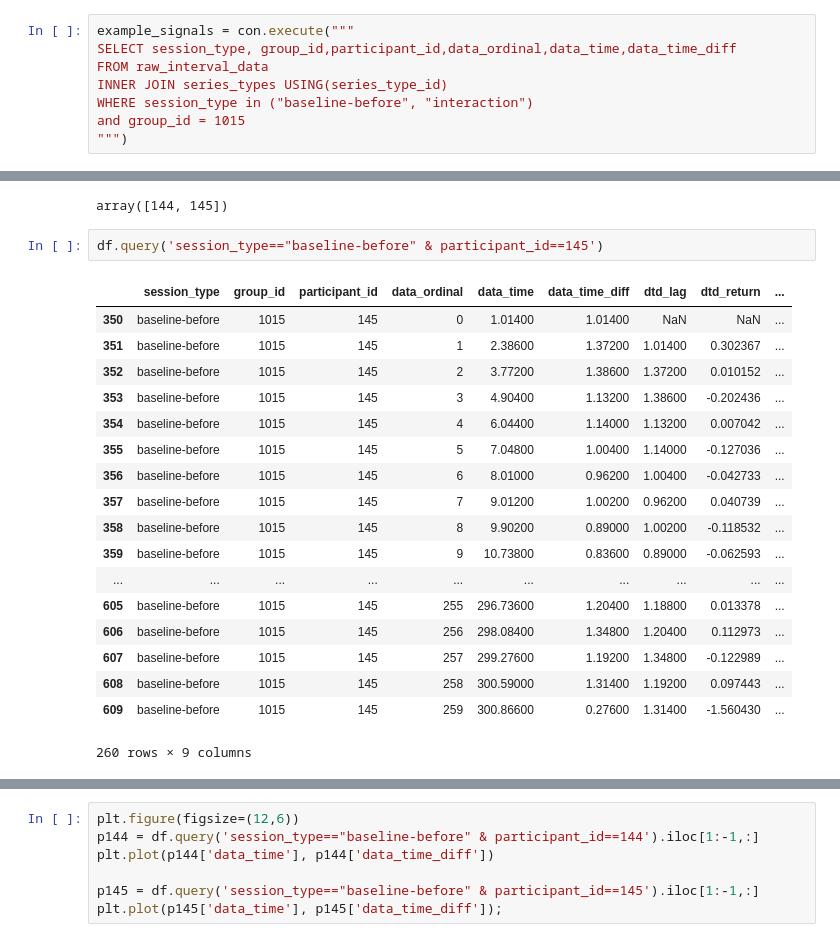
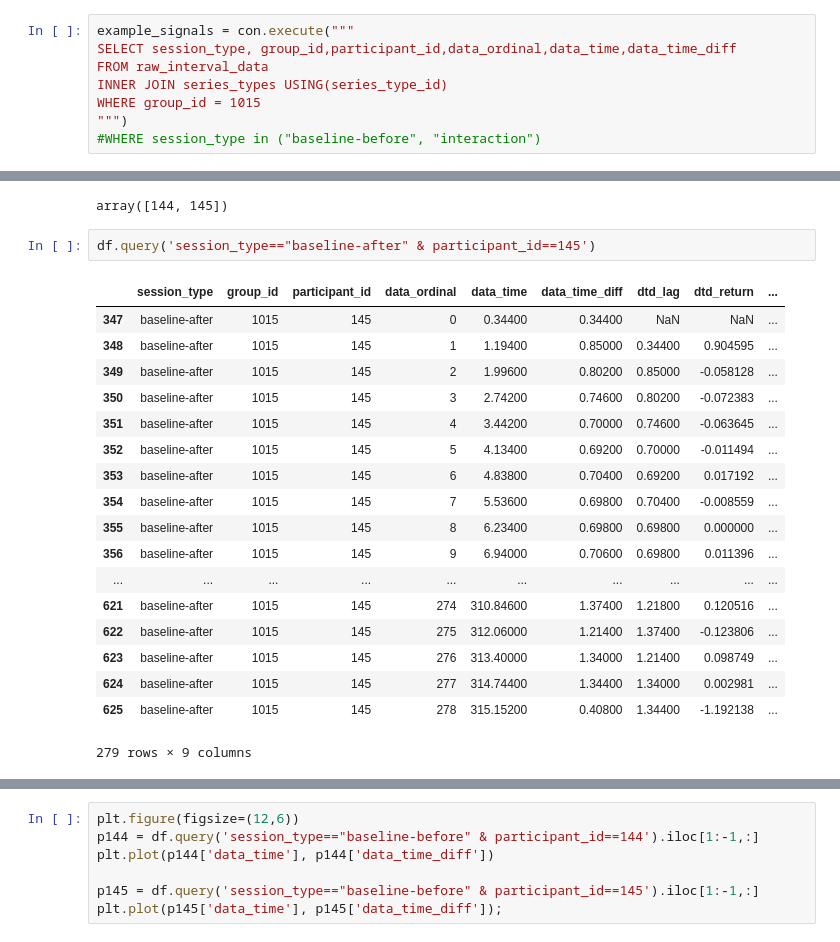
Before and after one commit to kishkash555/biu, a Jupyter notebook: Dissertation3/return-based-correlation-analysis.ipynb, the cells around one changed output, grey strips where cells are left out. Cells and saved outputs as stored; diff of their text form.

```diff
--- a/Dissertation3/return-based-correlation-analysis.ipynb
+++ b/Dissertation3/return-based-correlation-analysis.ipynb
@@ -13,9 +16,9 @@ example_signals = con.execute("""
 SELECT session_type, group_id,participant_id,data_ordinal,data_time,data_time_diff
 FROM raw_interval_data
 INNER JOIN series_types USING(series_type_id)
-WHERE session_type in ("baseline-before", "interaction")
-and group_id = 1015
+WHERE group_id = 1015
 """)
+#WHERE session_type in ("baseline-before", "interaction")
 # %%
 r =example_signals.fetchall()
 # %%
@@ -29,23 +32,23 @@ df['participant_id'].unique()
 # %% [output]
 array([144, 145])
 # %%
-df.query('session_type=="baseline-before" & participant_id==145')
+df.query('session_type=="baseline-after" & participant_id==145')
 # %% [output]
 |  | session_type | group_id | participant_id | data_ordinal | data_time | data_time_diff | dtd_lag | dtd_return | ... |
-| 350 | baseline-before | 1015 | 145 | 0 | 1.01400 | 1.01400 | NaN | NaN | ... |
-| 351 | baseline-before | 1015 | 145 | 1 | 2.38600 | 1.37200 | 1.01400 | 0.302367 | ... |
-| 352 | baseline-before | 1015 | 145 | 2 | 3.77200 | 1.38600 | 1.37200 | 0.010152 | ... |
-| 353 | baseline-before | 1015 | 145 | 3 | 4.90400 | 1.13200 | 1.38600 | -0.202436 | ... |
-| 354 | baseline-before | 1015 | 145 | 4 | 6.04400 | 1.14000 | 1.13200 | 0.007042 | ... |
-| 355 | baseline-before | 1015 | 145 | 5 | 7.04800 | 1.00400 | 1.14000 | -0.127036 | ... |
-| 356 | baseline-before | 1015 | 145 | 6 | 8.01000 | 0.96200 | 1.00400 | -0.042733 | ... |
-| 357 | baseline-before | 1015 | 145 | 7 | 9.01200 | 1.00200 | 0.96200 | 0.040739 | ... |
-| 358 | baseline-before | 1015 | 145 | 8 | 9.90200 | 0.89000 | 1.00200 | -0.118532 | ... |
-| 359 | baseline-before | 1015 | 145 | 9 | 10.73800 | 0.83600 | 0.89000 | -0.062593 | ... |
+| 347 | baseline-after | 1015 | 145 | 0 | 0.34400 | 0.34400 | NaN | NaN | ... |
+| 348 | baseline-after | 1015 | 145 | 1 | 1.19400 | 0.85000 | 0.34400 | 0.904595 | ... |
+| 349 | baseline-after | 1015 | 145 | 2 | 1.99600 | 0.80200 | 0.85000 | -0.058128 | ... |
+| 350 | baseline-after | 1015 | 145 | 3 | 2.74200 | 0.74600 | 0.80200 | -0.072383 | ... |
+| 351 | baseline-after | 1015 | 145 | 4 | 3.44200 | 0.70000 | 0.74600 | -0.063645 | ... |
+| 352 | baseline-after | 1015 | 145 | 5 | 4.13400 | 0.69200 | 0.70000 | -0.011494 | ... |
+| 353 | baseline-after | 1015 | 145 | 6 | 4.83800 | 0.70400 | 0.69200 | 0.017192 | ... |
+| 354 | baseline-after | 1015 | 145 | 7 | 5.53600 | 0.69800 | 0.70400 | -0.008559 | ... |
+| 355 | baseline-after | 1015 | 145 | 8 | 6.23400 | 0.69800 | 0.69800 | 0.000000 | ... |
+| 356 | baseline-after | 1015 | 145 | 9 | 6.94000 | 0.70600 | 0.69800 | 0.011396 | ... |
 | ... | ... | ... | ... | ... | ... | ... | ... | ... | ... |
-| 605 | baseline-before | 1015 | 145 | 255 | 296.73600 | 1.20400 | 1.18800 | 0.013378 | ... |
-| 606 | baseline-before | 1015 | 145 | 256 | 298.08400 | 1.34800 | 1.20400 | 0.112973 | ... |
-| 607 | baseline-before | 1015 | 145 | 257 | 299.27600 | 1.19200 | 1.34800 | -0.122989 | ... |
-| 608 | baseline-before | 1015 | 145 | 258 | 300.59000 | 1.31400 | 1.19200 | 0.097443 | ... |
-| 609 | baseline-before | 1015 | 145 | 259 | 300.86600 | 0.27600 | 1.31400 | -1.560430 | ... |
+| 621 | baseline-after | 1015 | 145 | 274 | 310.84600 | 1.37400 | 1.21800 | 0.120516 | ... |
+| 622 | baseline-after | 1015 | 145 | 275 | 312.06000 | 1.21400 | 1.37400 | -0.123806 | ... |
+| 623 | baseline-after | 1015 | 145 | 276 | 313.40000 | 1.34000 | 1.21400 | 0.098749 | ... |
+| 624 | baseline-after | 1015 | 145 | 277 | 314.74400 | 1.34400 | 1.34000 | 0.002981 | ... |
+| 625 | baseline-after | 1015 | 145 | 278 | 315.15200 | 0.40800 | 1.34400 | -1.192138 | ... |
-260 rows × 9 columns
+279 rows × 9 columns
```
Also changed, not shown: parts of 17 cells of this notebook, 2 other files.
